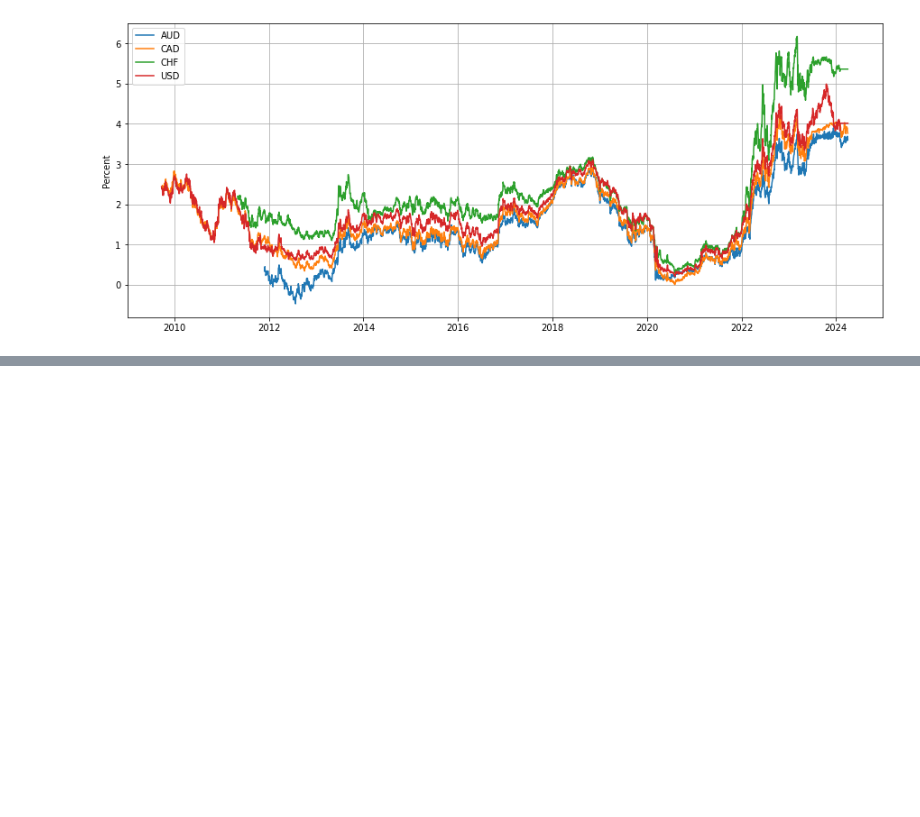
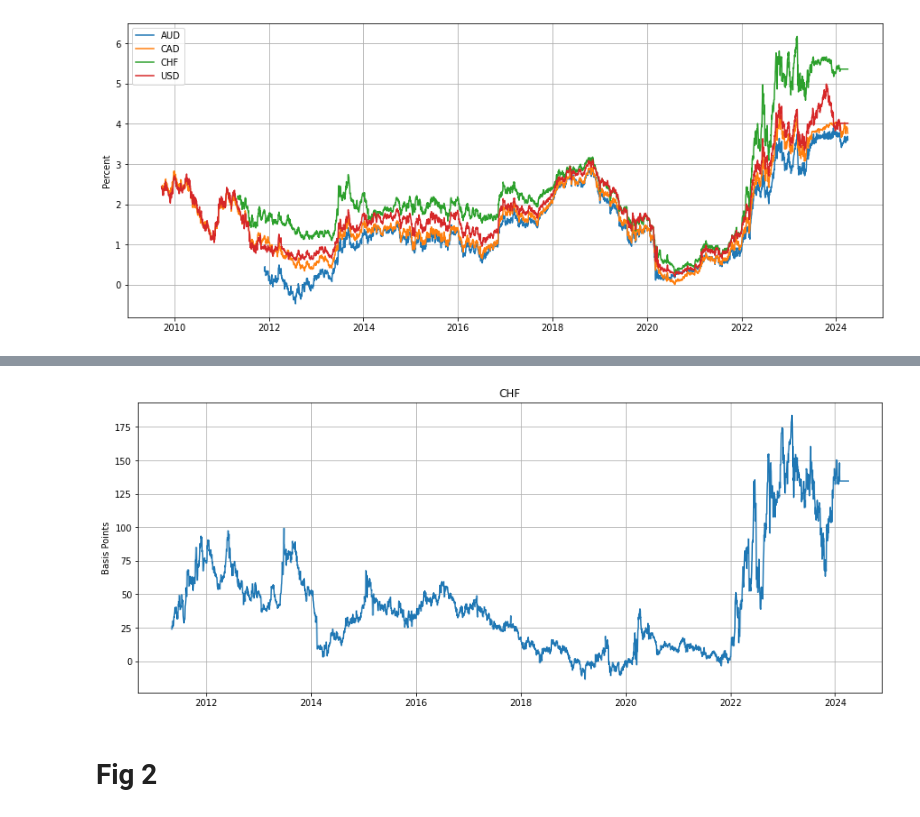
Before and after one commit to NicholasWatney/MGT6769-The-U.S.-Treasury-Premium, a Jupyter notebook: fig1_stefanie.ipynb, the cells around one changed output, grey strips where cells are left out. Cells and saved outputs as stored; diff of their text form; code cells hidden in the pictures; blank space fills up the shorter version.

```diff
--- a/fig1_stefanie.ipynb
+++ b/fig1_stefanie.ipynb
@@ -445,0 +517,12 @@ plt.savefig('images/fig1b')
+# %%
+ustp_chf = ustp(synthetic_chf, govt_us)
+plt.figure(figsize=(15, 6))
+plt.plot(ts_chf, ustp_chf)
+plt.ylabel('Basis Points')
+plt.title("CHF")
+plt.grid(True)
+plt.savefig('images/fig3_chf')
+# %% [output]
+[figure, added]
+# %% [markdown]
+# Fig 2
```
Also changed, not shown: parts of 13 cells of this notebook, 6 other files.
